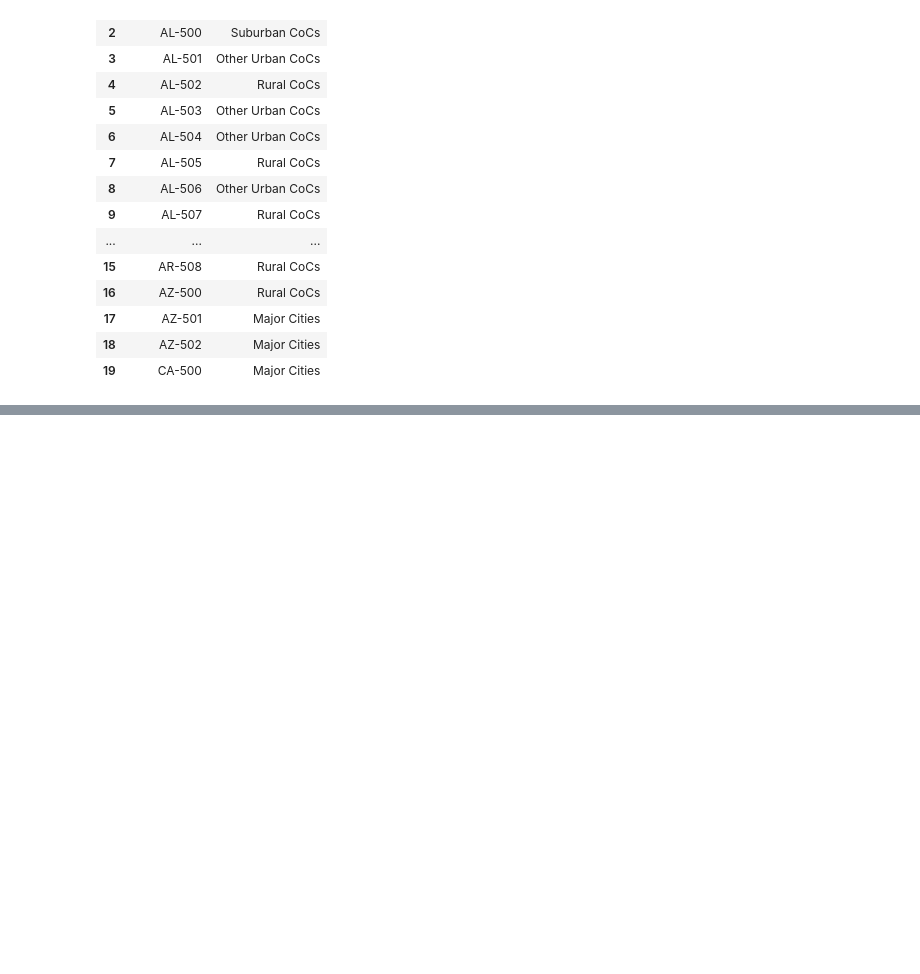
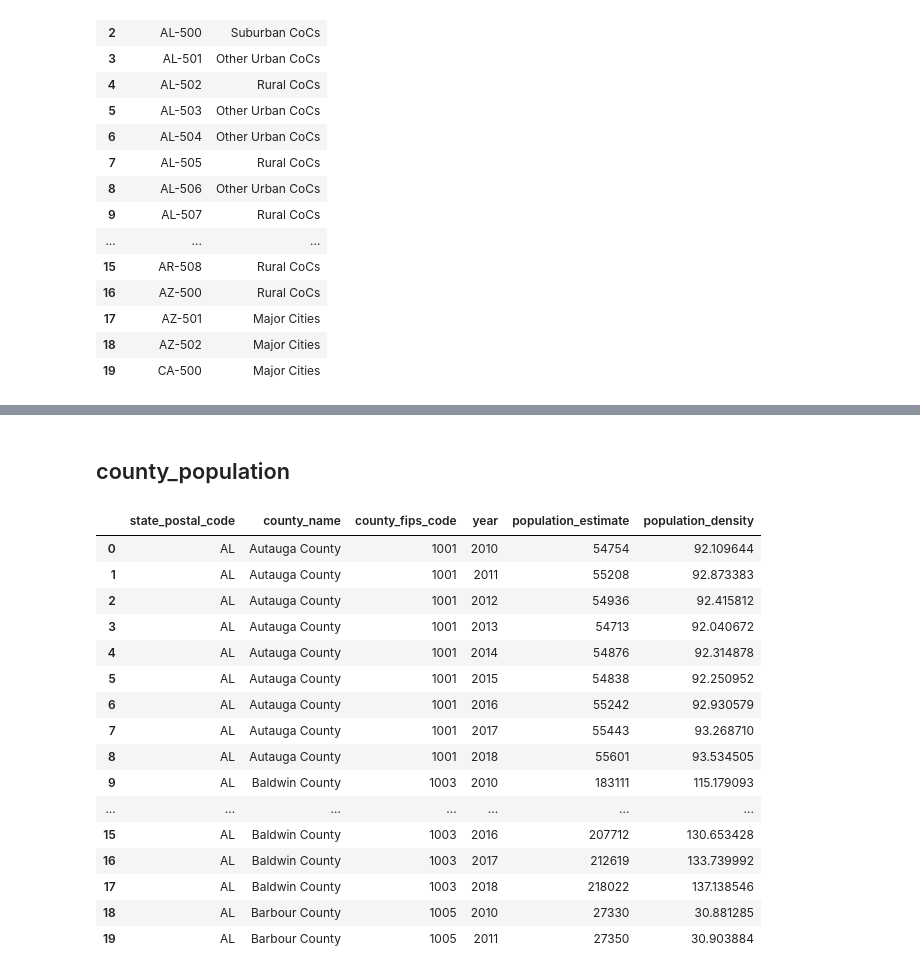
Before and after one commit to daniels241/UCLAx-Data-Science-Project, a Jupyter notebook: Notebooks/Loading Datasets.ipynb, the cells around one changed output, grey strips where cells are left out. Saved outputs shown, nothing was run; the diff lists cells and outputs as text; code cells hidden in the pictures; blank space fills up the shorter version.

```diff
--- a/Notebooks/Loading Datasets.ipynb
+++ b/Notebooks/Loading Datasets.ipynb
@@ -250,0 +349,23 @@ pit_coc_categories.head(20)
+# %% [markdown]
+## county_population
+# %%
+county_population = pd.read_csv('county_population.csv')
+county_population.head(20)
+# %% [output]
+|  | state_postal_code | county_name | county_fips_code | year | population_estimate | population_density |
+| 0 | AL | Autauga County | 1001 | 2010 | 54754 | 92.109644 |
+| 1 | AL | Autauga County | 1001 | 2011 | 55208 | 92.873383 |
+| 2 | AL | Autauga County | 1001 | 2012 | 54936 | 92.415812 |
+| 3 | AL | Autauga County | 1001 | 2013 | 54713 | 92.040672 |
+| 4 | AL | Autauga County | 1001 | 2014 | 54876 | 92.314878 |
+| 5 | AL | Autauga County | 1001 | 2015 | 54838 | 92.250952 |
+| 6 | AL | Autauga County | 1001 | 2016 | 55242 | 92.930579 |
+| 7 | AL | Autauga County | 1001 | 2017 | 55443 | 93.268710 |
+| 8 | AL | Autauga County | 1001 | 2018 | 55601 | 93.534505 |
+| 9 | AL | Baldwin County | 1003 | 2010 | 183111 | 115.179093 |
+| ... | ... | ... | ... | ... | ... | ... |
+| 15 | AL | Baldwin County | 1003 | 2016 | 207712 | 130.653428 |
+| 16 | AL | Baldwin County | 1003 | 2017 | 212619 | 133.739992 |
+| 17 | AL | Baldwin County | 1003 | 2018 | 218022 | 137.138546 |
+| 18 | AL | Barbour County | 1005 | 2010 | 27330 | 30.881285 |
+| 19 | AL | Barbour County | 1005 | 2011 | 27350 | 30.903884 |
```
Also changed, not shown: parts of 18 cells of this notebook.
